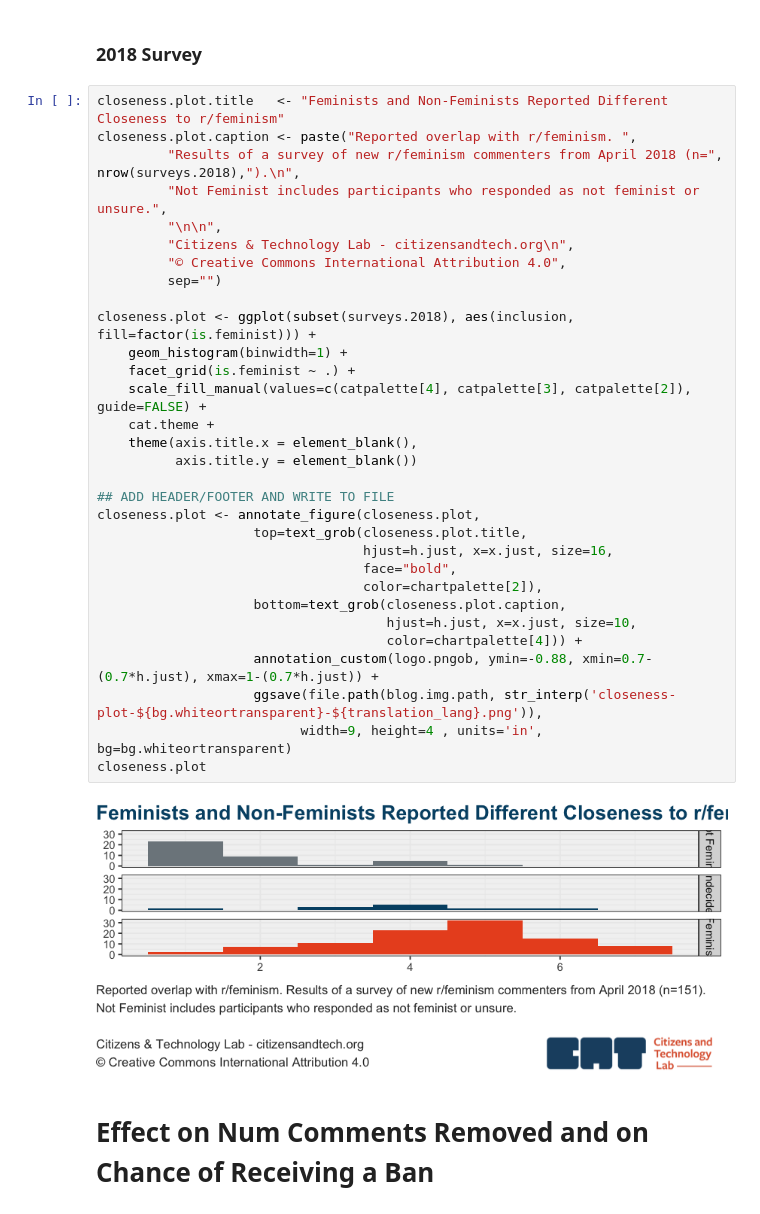
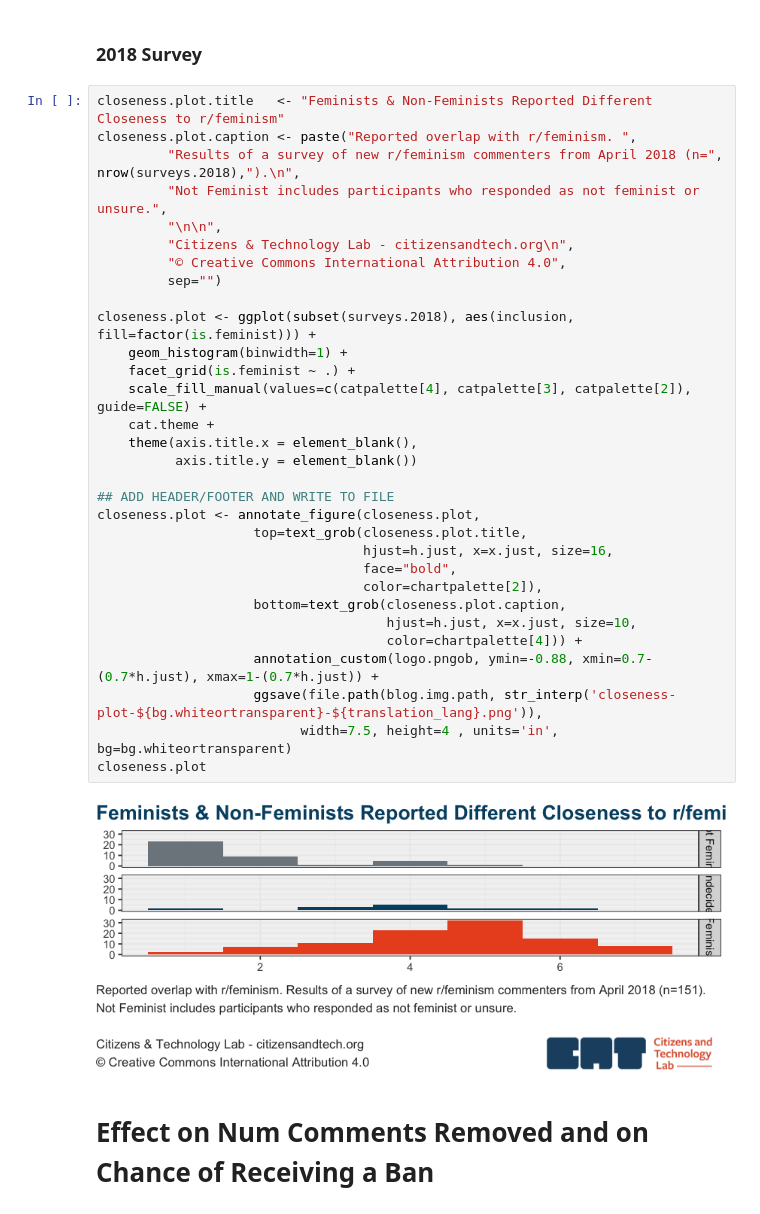
Before and after one commit to natematias/reddit-feminism-analysis-2018, a Jupyter notebook: analysis/analyze-r-feminism-experiment-results.R.ipynb, the cells around one changed output. Saved outputs shown, nothing was run; the diff lists cells and outputs as text.

```diff
--- a/analysis/analyze-r-feminism-experiment-results.R.ipynb
+++ b/analysis/analyze-r-feminism-experiment-results.R.ipynb
@@ -674,38 +674,38 @@ ingroupFeminist  -0.3442     0.1642  -2.096   0.0361 *
 # %% [markdown]
 ### 2018 Survey
 # %%
-closeness.plot.title   <- "Feminists and Non-Feminists Reported Different Closeness to r/feminism"
+closeness.plot.title   <- "Feminists & Non-Feminists Reported Different Closeness to r/feminism"
 closeness.plot.caption <- paste("Reported overlap with r/feminism. ",
          "Results of a survey of new r/feminism commenters from April 2018 (n=", nrow(surveys.2018),").\n",
          "Not Feminist includes participants who responded as not feminist or unsure.",
          "\n\n",
          "Citizens & Technology Lab - citizensandtech.org\n",
          "© Creative Commons International Attribution 4.0",
          sep="")
 
 closeness.plot <- ggplot(subset(surveys.2018), aes(inclusion, fill=factor(is.feminist))) +
     geom_histogram(binwidth=1) +
     facet_grid(is.feminist ~ .) +
     scale_fill_manual(values=c(catpalette[4], catpalette[3], catpalette[2]), guide=FALSE) +
     cat.theme +
     theme(axis.title.x = element_blank(),
           axis.title.y = element_blank())
 
 ## ADD HEADER/FOOTER AND WRITE TO FILE
 closeness.plot <- annotate_figure(closeness.plot,
                     top=text_grob(closeness.plot.title,
                                   hjust=h.just, x=x.just, size=16,
                                   face="bold",
                                   color=chartpalette[2]),
                     bottom=text_grob(closeness.plot.caption,
                                      hjust=h.just, x=x.just, size=10,
                                      color=chartpalette[4])) +
                     annotation_custom(logo.pngob, ymin=-0.88, xmin=0.7-(0.7*h.just), xmax=1-(0.7*h.just)) +
                     ggsave(file.path(blog.img.path, str_interp('closeness-plot-${bg.whiteortransparent}-${translation_lang}.png')),
-                          width=9, height=4 , units='in', bg=bg.whiteortransparent)
+                          width=7.5, height=4 , units='in', bg=bg.whiteortransparent)
 closeness.plot
 # %% [output]
-[figure, old version]
+[figure, new version]
 # %% [markdown]
 # Effect on Num Comments Removed and on Chance of Receiving a Ban
 # %%
```
Also changed, not shown: 2 other files.
